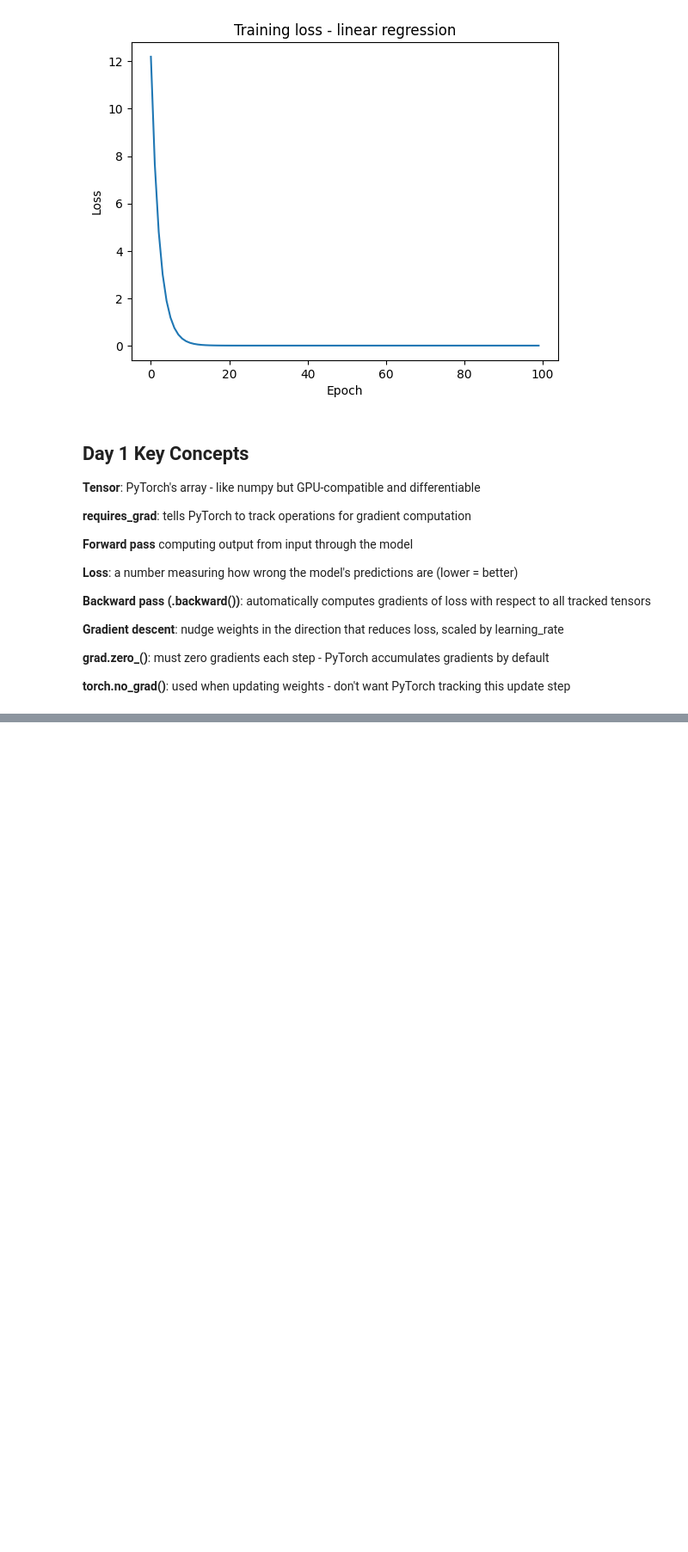
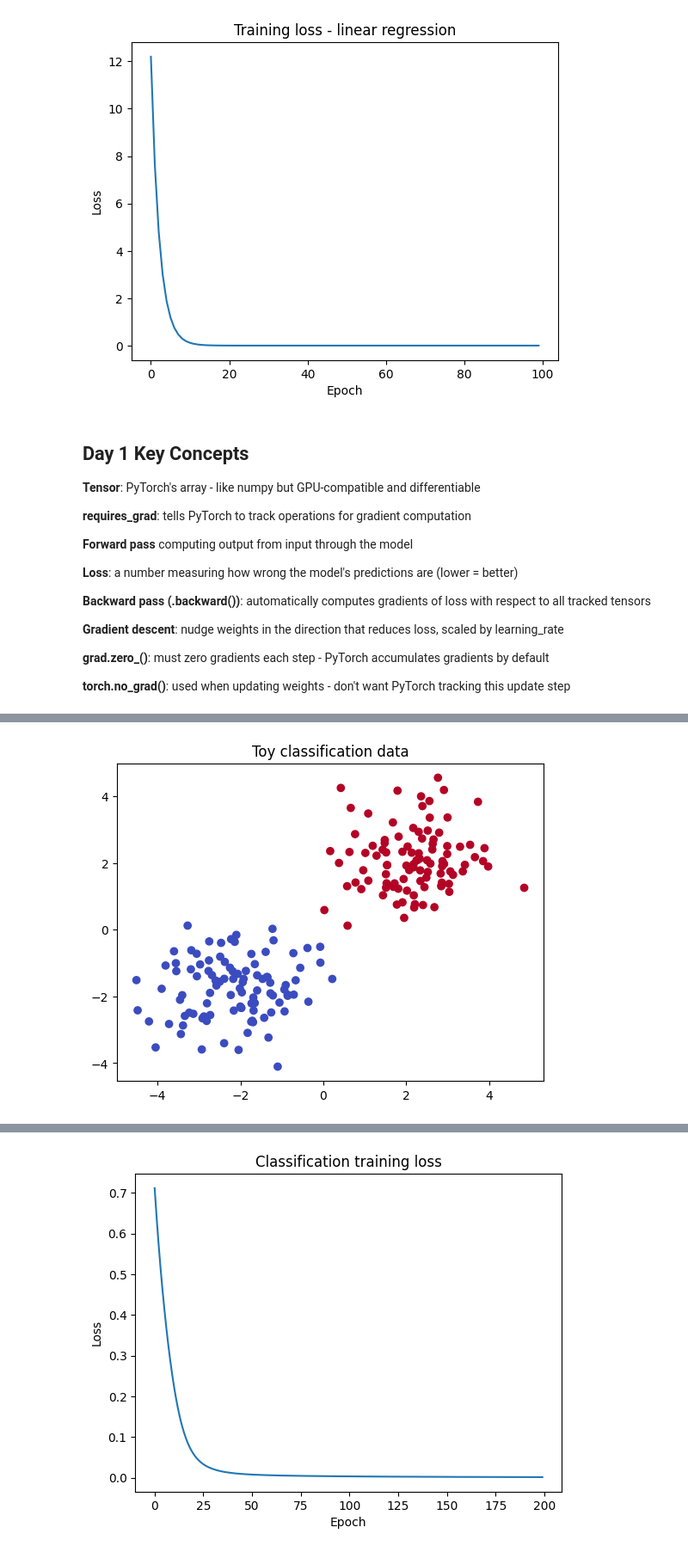
Before and after one commit to matthewniu333/neuroblastoma-multiome, a Jupyter notebook: notebooks/deep_learning_practice.ipynb, the cells around one changed output, grey strips where cells are left out. Shown at 86% size. Cells and saved outputs as stored; diff of their text form; code cells hidden in the pictures; blank space fills up the shorter version.

Commit message:
More PyTorch learning: nn.Module, nn.Linear, loss functions, optimizers

```diff
--- a/notebooks/deep_learning_practice.ipynb
+++ b/notebooks/deep_learning_practice.ipynb
@@ -210,0 +235,17 @@ plt.show()
+# %%
+# Building a model class
+# (for anything more than a single layer, define a custom class inheriting from nn.Module
+class SimpleLinearModel(nn.Module):
+    def __init__(self):
+        super().__init__()
+        self.linear = nn.Linear(1, 1)
+
+    def forward(self, x):
+        return self.linear(x)
+
+model = SimpleLinearModel()
+print(model)
+
+# See the parameters
+for name, param in model.named_parameters():
+    print(name, param.data)
@@ -210,0 +342,61 @@ plt.show()
+# %%
+# build a simple classifier on toy data
+import matplotlib.pyplot as plt
+
+torch.manual_seed(42)
+
+# generate toy classification data, 2 blobs
+n_samples = 200
+class0 = torch.randn(n_samples // 2, 2) + torch.tensor([-2.0, -2.0])
+class1 = torch.randn(n_samples // 2, 2) + torch.tensor([2.0, 2.0])
+
+X = torch.cat([class0, class1], dim = 0)
+y = torch.cat([torch.zeros(n_samples // 2), torch.ones(n_samples // 2)]).long()
+
+# Visualize
+plt.scatter(X[:, 0], X[:, 1], c = y, cmap = 'coolwarm')
+plt.title('Toy classification data')
+plt.show()
+
+# Model
+class Classifier(nn.Module):
+    def __init__(self):
+        super().__init__()
+        self.fc1 = nn.Linear(2, 16)
+        self.relu = nn.ReLU()
+        self.fc2 = nn.Linear(16, 2)
+
+    def forward(self, x):
+        x = self.fc1(x)
+        x = self.relu(x)
+        x = self.fc2(x)
+        return x
+
+model = Classifier()
+loss_fn = nn.CrossEntropyLoss()
+optimizer = torch.optim.Adam(model.parameters(), lr = 0.01)
+
+losses = []
+for epoch in range(200):
+    optimizer.zero_grad()
+
+    outputs = model(X)
+    loss = loss_fn(outputs, y)
+    losses.append(loss.item())
+
+    loss.backward()
+    optimizer.step()
+
+    if epoch % 20 == 0:
+        # compute accuracy
+        predictions = outputs.argmax(dim = 1)
+        accuracy = (predictions == y).float().mean()
+        print(f"Epoch {epoch}: loss = {loss.item():.4f}, accuracy = {accuracy.item():.2%}")
+
+plt.plot(losses)
+plt.xlabel('Epoch')
+plt.ylabel('Loss')
+plt.title('Classification training loss')
+plt.show()
+# %% [output]
+[figure, added]
@@ -210,0 +413 @@ plt.show()
+[figure, added]
```
Also changed, not shown: parts of 7 cells of this notebook.
